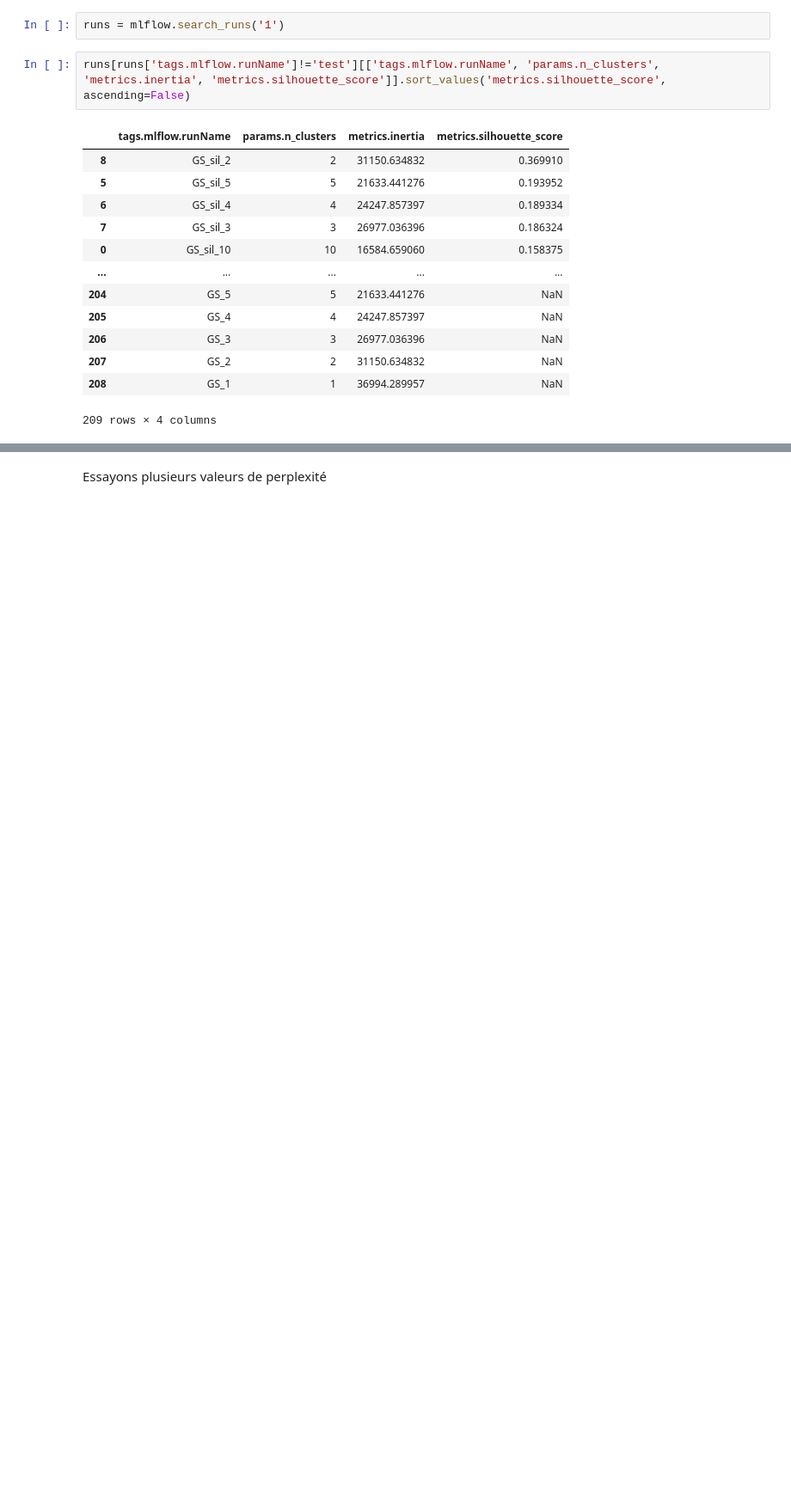
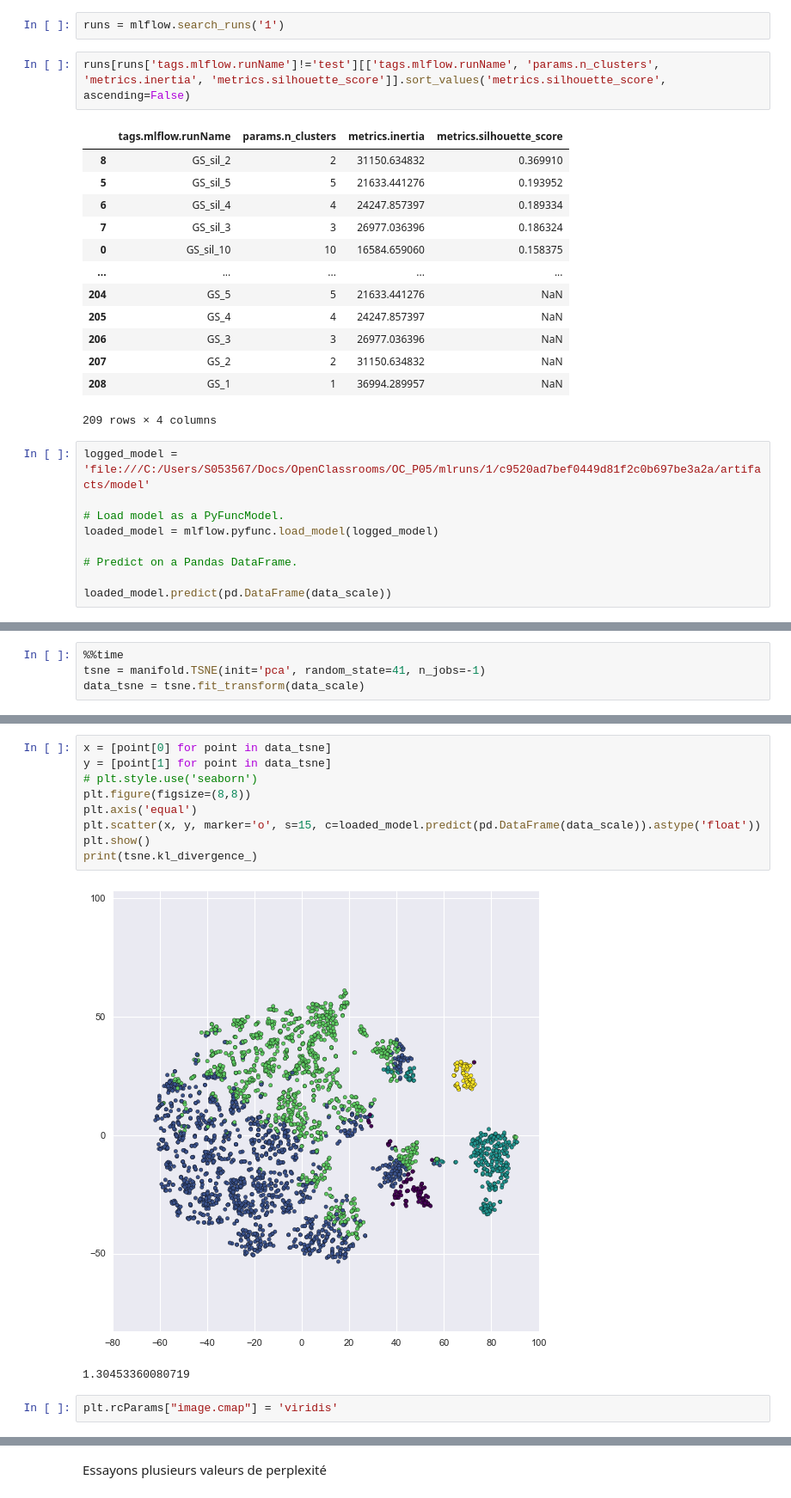
Before and after one commit to khub41/OC_P05, a Jupyter notebook: modelisation.ipynb, the cells around one changed output, grey strips where cells are left out. Shown at 86% size. Cells and saved outputs as stored; diff of their text form; blank space fills up the shorter version.

Commit message:
colormapped tsne

```diff
--- a/modelisation.ipynb
+++ b/modelisation.ipynb
@@ -263,3 +263,12 @@ runs[runs['tags.mlflow.runName']!='test'][['tags.mlflow.runName', 'params.n_clus
 | 207 | GS_2 | 2 | 31150.634832 | NaN |
 | 208 | GS_1 | 1 | 36994.289957 | NaN |
 209 rows × 4 columns
+# %%
+logged_model = 'file:///C:/Users/S053567/Docs/OpenClassrooms/OC_P05/mlruns/1/c9520ad7bef0449d81f2c0b697be3a2a/artifacts/model'
+
+# Load model as a PyFuncModel.
+loaded_model = mlflow.pyfunc.load_model(logged_model)
+
+# Predict on a Pandas DataFrame.
+
+loaded_model.predict(pd.DataFrame(data_scale))
@@ -265,0 +281,4 @@ runs[runs['tags.mlflow.runName']!='test'][['tags.mlflow.runName', 'params.n_clus
+# %%
+%%time
+tsne = manifold.TSNE(init='pca', random_state=41, n_jobs=-1)
+data_tsne = tsne.fit_transform(data_scale)
@@ -265,0 +287,14 @@ runs[runs['tags.mlflow.runName']!='test'][['tags.mlflow.runName', 'params.n_clus
+# %%
+x = [point[0] for point in data_tsne]
+y = [point[1] for point in data_tsne]
+# plt.style.use('seaborn')
+plt.figure(figsize=(8,8))
+plt.axis('equal')
+plt.scatter(x, y, marker='o', s=15, c=loaded_model.predict(pd.DataFrame(data_scale)).astype('float'))
+plt.show()
+print(tsne.kl_divergence_)
+# %% [output]
+[figure, added]
+1.30453360080719
+# %%
+plt.rcParams["image.cmap"] = 'viridis'
```
Also changed, not shown: parts of 10 cells of this notebook.
